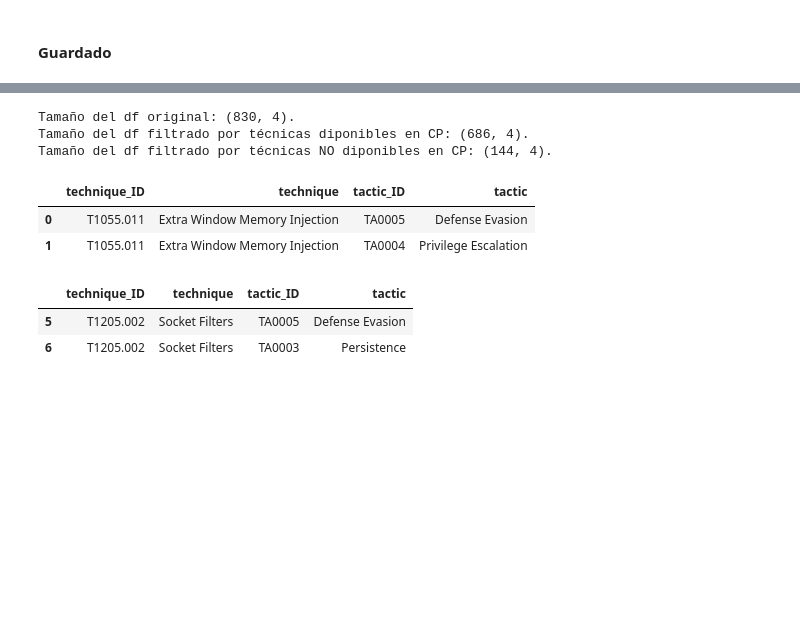
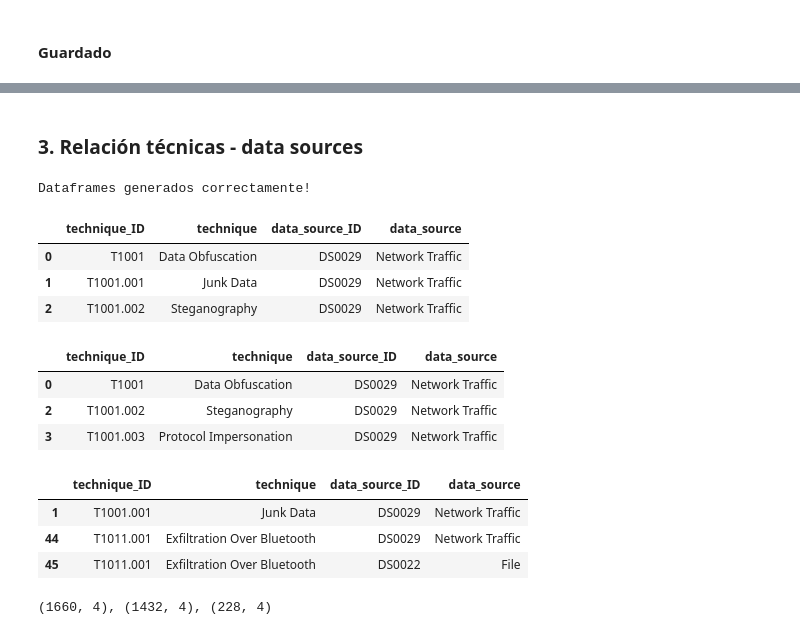
Before and after one commit to cyberauditor-framework/Mitre-Detections-Rules-Framework, a Jupyter notebook: mitre_relationships/[stix2]_mitre_relationships.ipynb, the cells around one changed output, grey strips where cells are left out. Saved outputs shown, nothing was run; the diff lists cells and outputs as text; code cells hidden in the pictures; blank space fills up the shorter version.

Commit message:
Refactorizacion parcial
Añadida generación relaciones técnicas - data sources

```diff
--- a/mitre_relationships/[stix2]_mitre_relationships.ipynb
+++ b/mitre_relationships/[stix2]_mitre_relationships.ipynb
@@ -419,18 +557,26 @@ Archivo guardado correctamente [NOCP]_enterprise_techniques_tactic_1N_04072024_1
-# %%
-CP_techniques_tactics_NN_df, NOCP_techniques_tactics_NN_df = get_CP_and_NOCP_techniques_from_df(CP_techniques, techniques_tactics_NN_df)
-
-print(f'Tamaño del df original: {techniques_tactics_NN_df.shape}.')
-print(f'Tamaño del df filtrado por técnicas diponibles en CP: {CP_techniques_tactics_NN_df.shape}.')
-print(f'Tamaño del df filtrado por técnicas NO diponibles en CP: {NOCP_techniques_tactics_NN_df.shape}.')
-display(CP_techniques_tactics_NN_df.head(2))
-display(NOCP_techniques_tactics_NN_df.head(2))
-# %% [output]
-Tamaño del df original: (830, 4).
-Tamaño del df filtrado por técnicas diponibles en CP: (686, 4).
-Tamaño del df filtrado por técnicas NO diponibles en CP: (144, 4).
-|  | technique_ID | technique | tactic_ID | tactic |
-| 0 | T1055.011 | Extra Window Memory Injection | TA0005 | Defense Evasion |
-| 1 | T1055.011 | Extra Window Memory Injection | TA0004 | Privilege Escalation |
-|  | technique_ID | technique | tactic_ID | tactic |
-| 5 | T1205.002 | Socket Filters | TA0005 | Defense Evasion |
-| 6 | T1205.002 | Socket Filters | TA0003 | Persistence |
+# %% [markdown]
+### **3. Relación técnicas - data sources**
+# %%
+MITRE_techniques_datasources_NN_df, CP_techniques_datasources_NN_df, NOCP_techniques_datasources_NN_df, MITRE_technique_datasources_1N_df, CP_technique_datasources_1N_df, NOCP_technique_datasources_1N_df, MITRE_techniques_datasource_N1_df, CP_techniques_datasource_N1_df, NOCP_techniques_datasource_N1_df = get_techniques_datasources_dataframe(mitre_matrix, cp_techniques)
+# %% [output]
+Dataframes generados correctamente!
+# %%
+if debug_df:
+    display(MITRE_techniques_datasources_NN_df.head(3))
+    display(CP_techniques_datasources_NN_df.head(3))
+    display(NOCP_techniques_datasources_NN_df.head(3))
+    print(f'{MITRE_techniques_datasources_NN_df.shape}, {CP_techniques_datasources_NN_df.shape}, {NOCP_techniques_datasources_NN_df.shape}')
+# %% [output]
+|  | technique_ID | technique | data_source_ID | data_source |
+| 0 | T1001 | Data Obfuscation | DS0029 | Network Traffic |
+| 1 | T1001.001 | Junk Data | DS0029 | Network Traffic |
+| 2 | T1001.002 | Steganography | DS0029 | Network Traffic |
+|  | technique_ID | technique | data_source_ID | data_source |
+| 0 | T1001 | Data Obfuscation | DS0029 | Network Traffic |
+| 2 | T1001.002 | Steganography | DS0029 | Network Traffic |
+| 3 | T1001.003 | Protocol Impersonation | DS0029 | Network Traffic |
+|  | technique_ID | technique | data_source_ID | data_source |
+| 1 | T1001.001 | Junk Data | DS0029 | Network Traffic |
+| 44 | T1011.001 | Exfiltration Over Bluetooth | DS0029 | Network Traffic |
+| 45 | T1011.001 | Exfiltration Over Bluetooth | DS0022 | File |
+(1660, 4), (1432, 4), (228, 4)
```
Also changed, not shown: parts of 12 cells of this notebook.
